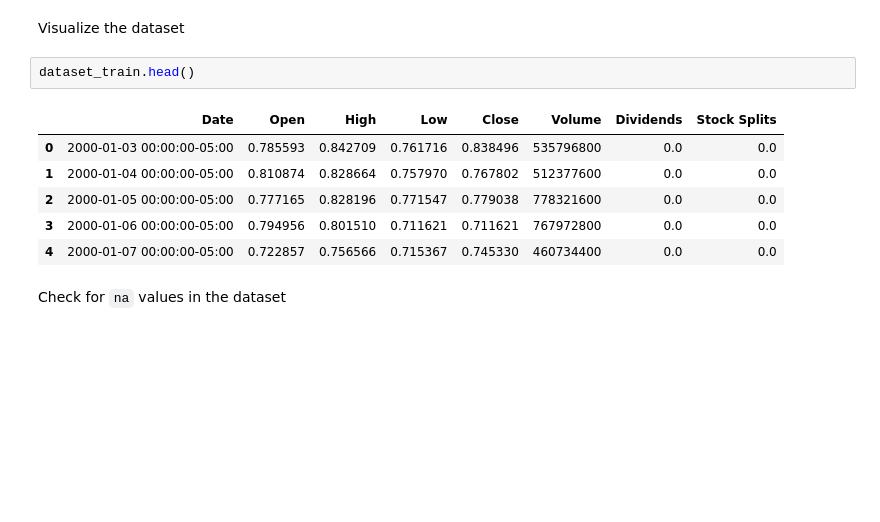
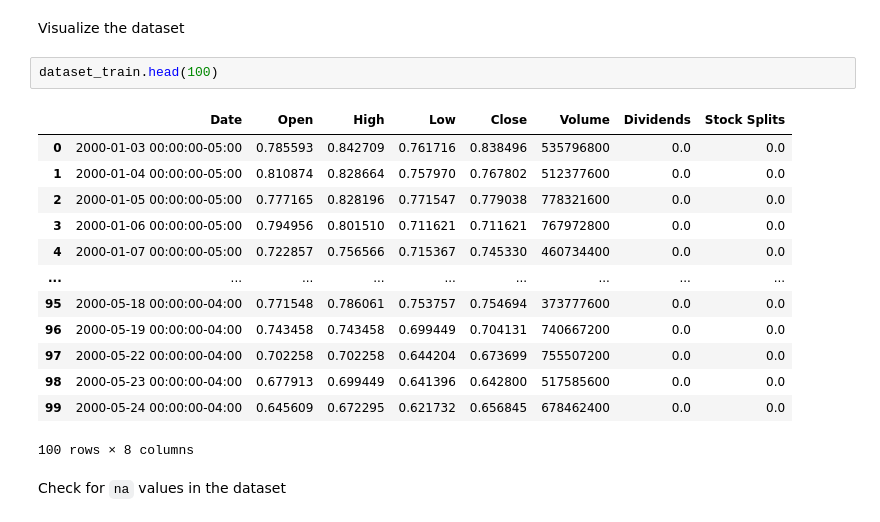
Before and after one commit to marlonmunoz/DeepLearning-RNN-LSTM_Stock-Price-Prediction, a Jupyter notebook: Stock_Price_Prognostics.ipynb, the cells around one changed output. Drawn from its saved outputs; the diff is of its cells as text; blank space fills up the shorter version.

```diff
--- a/Stock_Price_Prognostics.ipynb
+++ b/Stock_Price_Prognostics.ipynb
@@ -25,14 +25,21 @@ dataset_train.shape
 # %% [markdown]
 Visualize the dataset
 # %%
-dataset_train.head()
+dataset_train.head(100)
 # %% [output]
 |  | Date | Open | High | Low | Close | Volume | Dividends | Stock Splits |
 | 0 | 2000-01-03 00:00:00-05:00 | 0.785593 | 0.842709 | 0.761716 | 0.838496 | 535796800 | 0.0 | 0.0 |
 | 1 | 2000-01-04 00:00:00-05:00 | 0.810874 | 0.828664 | 0.757970 | 0.767802 | 512377600 | 0.0 | 0.0 |
 | 2 | 2000-01-05 00:00:00-05:00 | 0.777165 | 0.828196 | 0.771547 | 0.779038 | 778321600 | 0.0 | 0.0 |
 | 3 | 2000-01-06 00:00:00-05:00 | 0.794956 | 0.801510 | 0.711621 | 0.711621 | 767972800 | 0.0 | 0.0 |
 | 4 | 2000-01-07 00:00:00-05:00 | 0.722857 | 0.756566 | 0.715367 | 0.745330 | 460734400 | 0.0 | 0.0 |
+| ... | ... | ... | ... | ... | ... | ... | ... | ... |
+| 95 | 2000-05-18 00:00:00-04:00 | 0.771548 | 0.786061 | 0.753757 | 0.754694 | 373777600 | 0.0 | 0.0 |
+| 96 | 2000-05-19 00:00:00-04:00 | 0.743458 | 0.743458 | 0.699449 | 0.704131 | 740667200 | 0.0 | 0.0 |
+| 97 | 2000-05-22 00:00:00-04:00 | 0.702258 | 0.702258 | 0.644204 | 0.673699 | 755507200 | 0.0 | 0.0 |
+| 98 | 2000-05-23 00:00:00-04:00 | 0.677913 | 0.699449 | 0.641396 | 0.642800 | 517585600 | 0.0 | 0.0 |
+| 99 | 2000-05-24 00:00:00-04:00 | 0.645609 | 0.672295 | 0.621732 | 0.656845 | 678462400 | 0.0 | 0.0 |
+100 rows × 8 columns
 # %% [markdown]
 Check for `na` values in the dataset
 # %%
```
Also changed, not shown: parts of 6 cells of this notebook.
